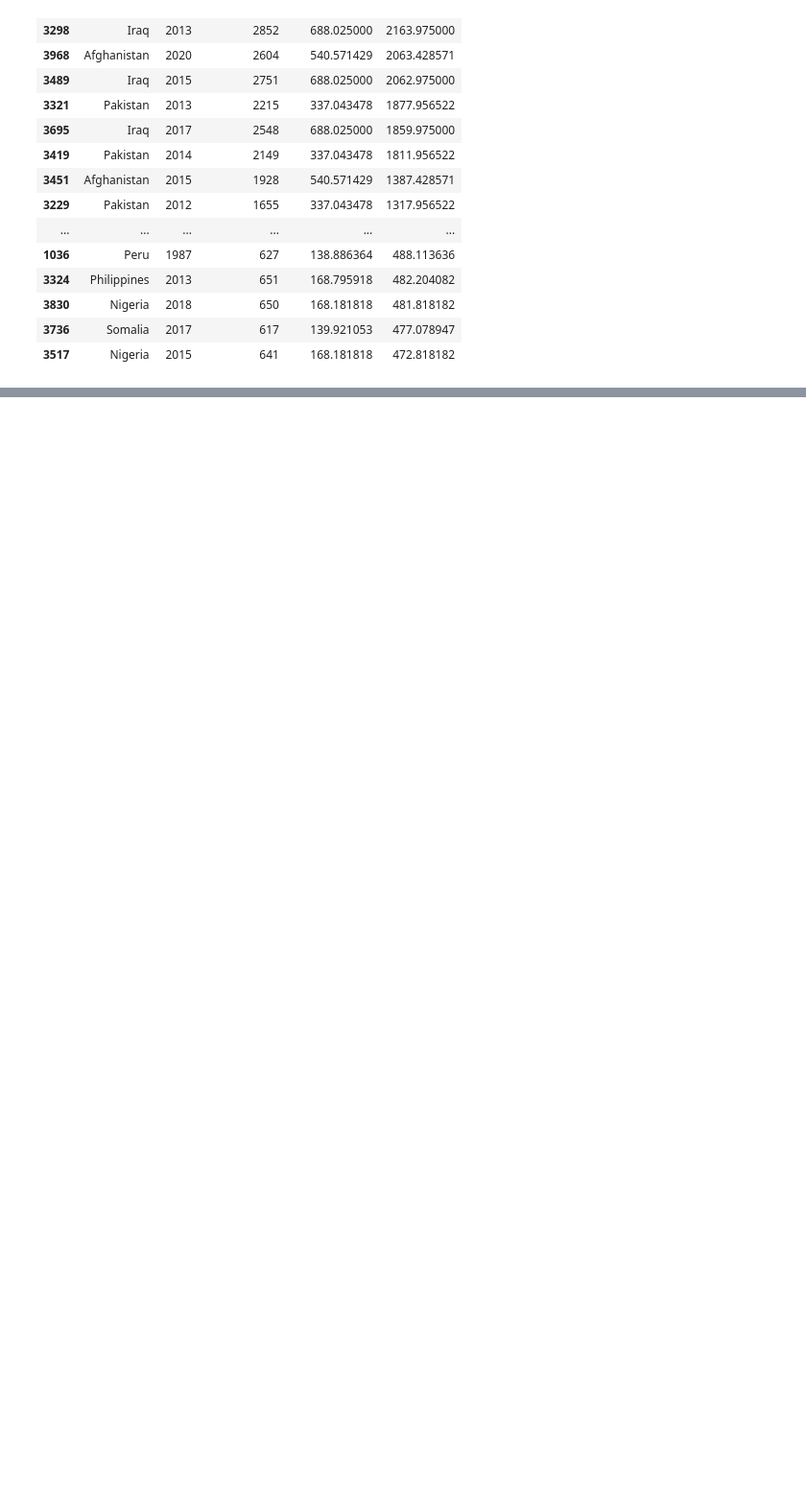
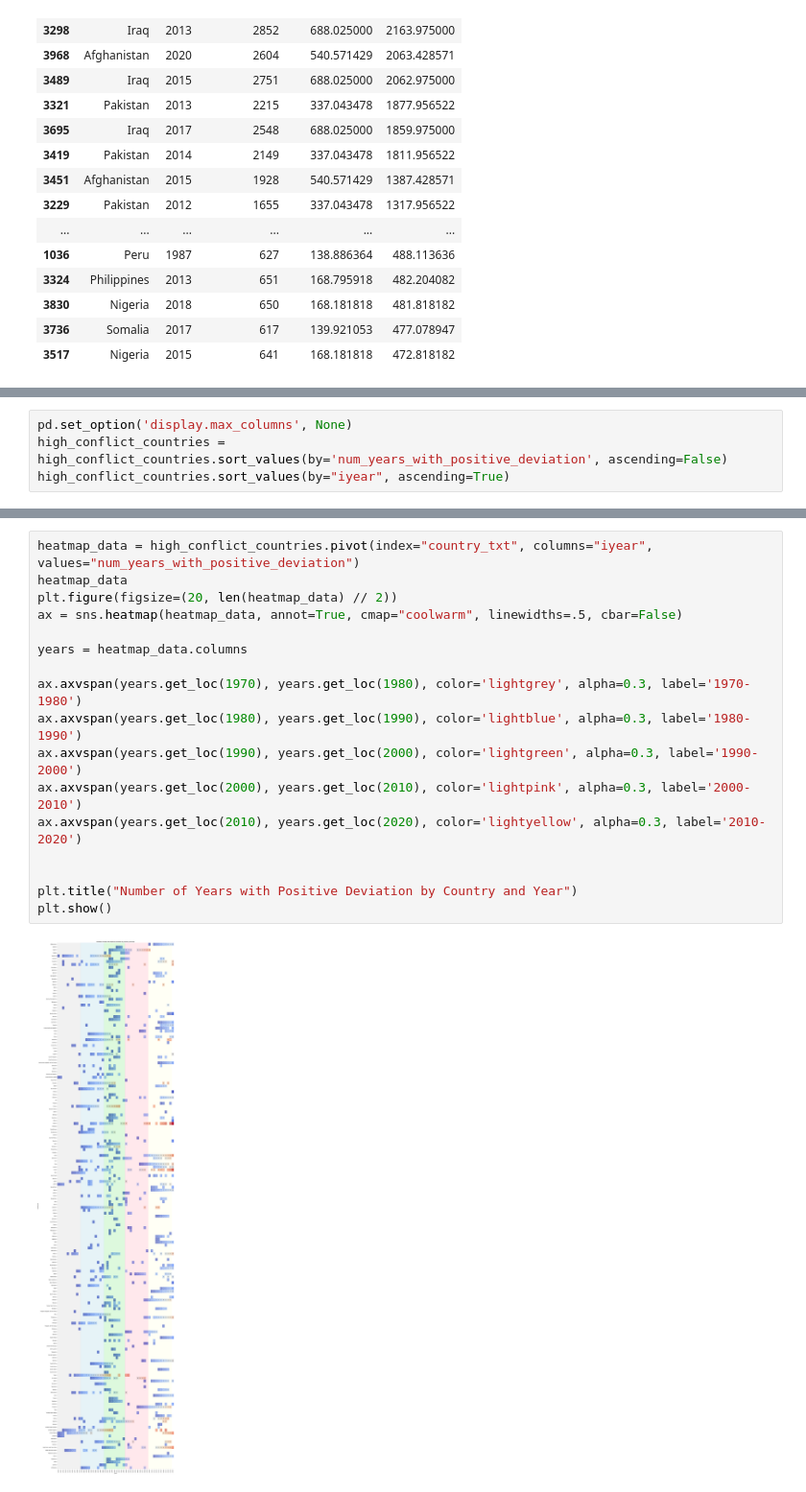
Before and after one commit to ekomlenovic/SecurityDataset, a Jupyter notebook: data_processing/analyses/heatmap.ipynb, the cells around one changed output, grey strips where cells are left out. Shown at 96% size. Cells and saved outputs as stored; diff of their text form; blank space fills up the shorter version.

Commit message:
is heatmap good ?

```diff
--- a/data_processing/analyses/heatmap.ipynb
+++ b/data_processing/analyses/heatmap.ipynb
@@ -191,0 +176,4 @@ india_data = data[data['country_txt'] == 'India']
+# %%
+pd.set_option('display.max_columns', None)
+high_conflict_countries = high_conflict_countries.sort_values(by='num_years_with_positive_deviation', ascending=False)
+high_conflict_countries.sort_values(by="iyear", ascending=True)
@@ -191,0 +231,19 @@ india_data = data[data['country_txt'] == 'India']
+# %%
+heatmap_data = high_conflict_countries.pivot(index="country_txt", columns="iyear", values="num_years_with_positive_deviation")
+heatmap_data
+plt.figure(figsize=(20, len(heatmap_data) // 2))
+ax = sns.heatmap(heatmap_data, annot=True, cmap="coolwarm", linewidths=.5, cbar=False)
+
+years = heatmap_data.columns
+
+ax.axvspan(years.get_loc(1970), years.get_loc(1980), color='lightgrey', alpha=0.3, label='1970-1980')
+ax.axvspan(years.get_loc(1980), years.get_loc(1990), color='lightblue', alpha=0.3, label='1980-1990')
+ax.axvspan(years.get_loc(1990), years.get_loc(2000), color='lightgreen', alpha=0.3, label='1990-2000')
+ax.axvspan(years.get_loc(2000), years.get_loc(2010), color='lightpink', alpha=0.3, label='2000-2010')
+ax.axvspan(years.get_loc(2010), years.get_loc(2020), color='lightyellow', alpha=0.3, label='2010-2020')
+
+
+plt.title("Number of Years with Positive Deviation by Country and Year")
+plt.show()
+# %% [output]
+[figure, added]
```
Also changed, not shown: parts of 10 cells of this notebook.
